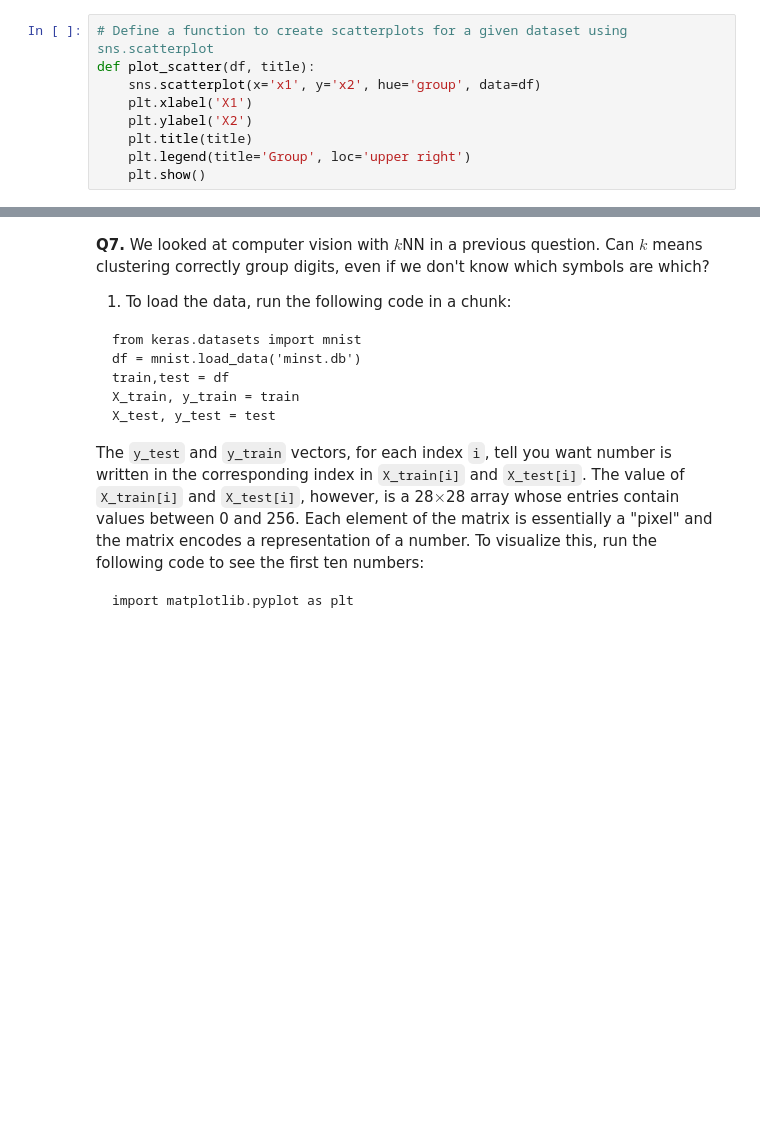
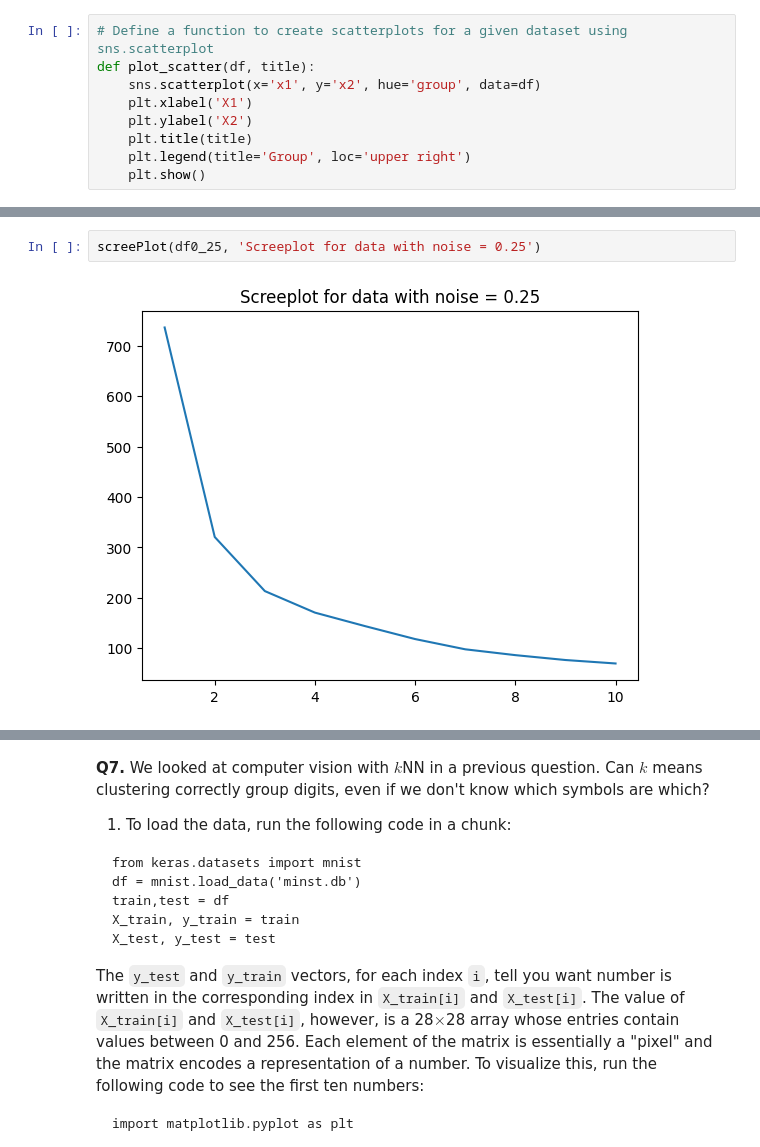
Before and after one commit to Sabrina-Hendricks/assignment3, a Jupyter notebook: assignment_knn_and_kmc.ipynb, the cells around one changed output, grey strips where cells are left out. Drawn from its saved outputs; the diff is of its cells as text; blank space fills up the shorter version.

```diff
--- a/assignment_knn_and_kmc.ipynb
+++ b/assignment_knn_and_kmc.ipynb
@@ -602,0 +611,4 @@ plot_scatter(df2_0, 'Dataset with Noise = 2.0')
+# %%
+screePlot(df0_25, 'Screeplot for data with noise = 0.25')
+# %% [output]
+[figure, added]
```
Also changed, not shown: parts of 13 cells of this notebook.
